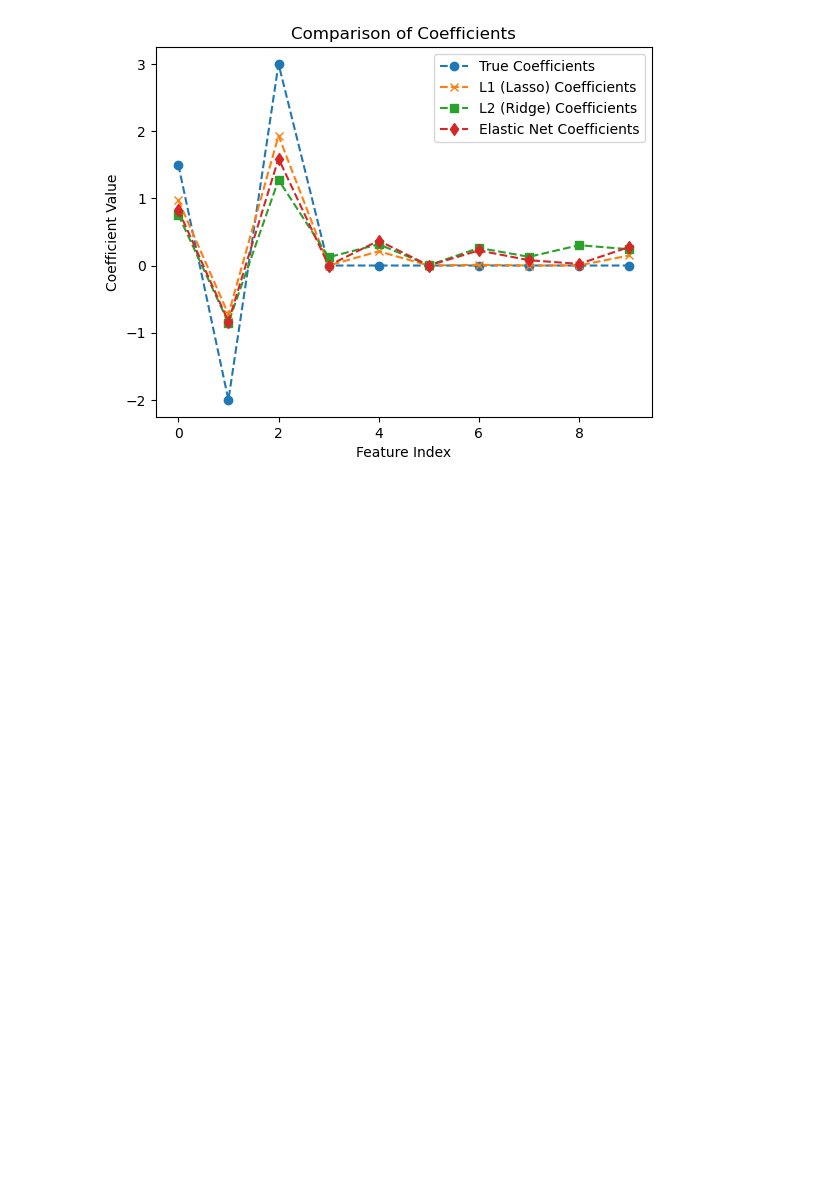
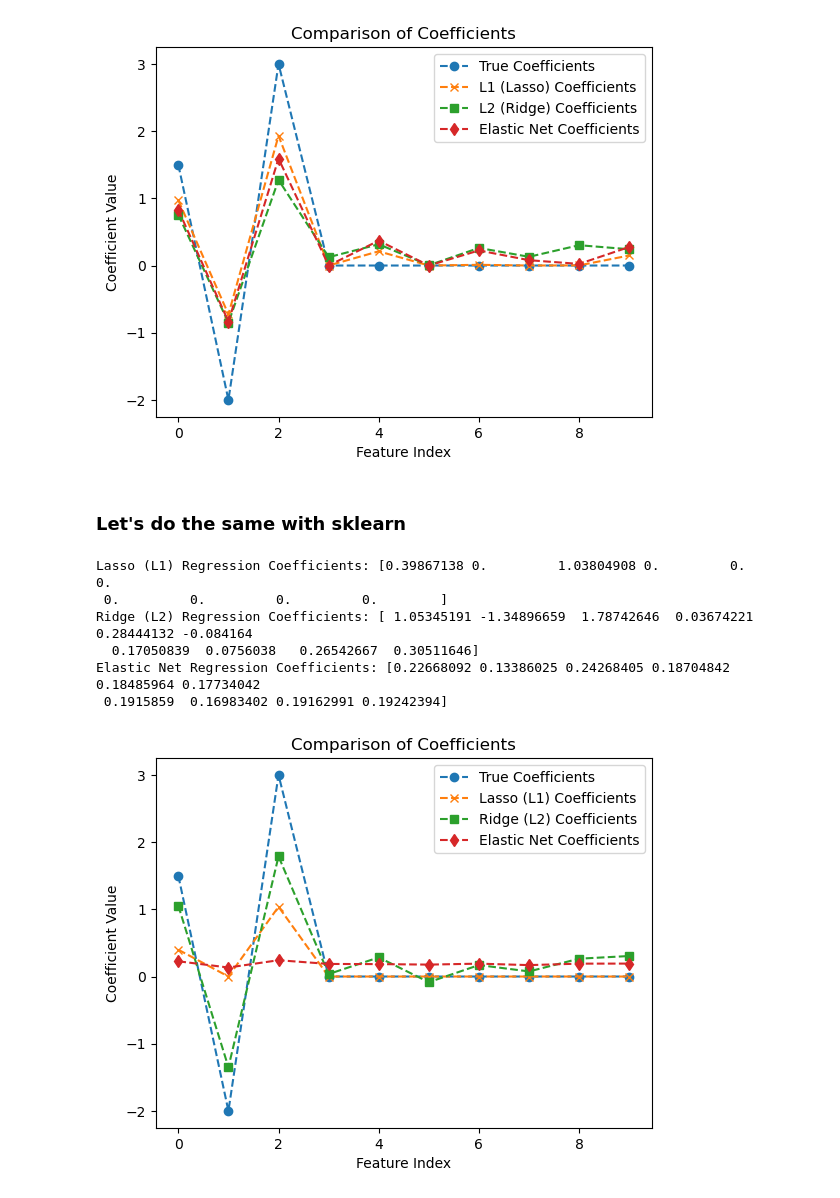
Before and after one commit to likeajumprope/Machine-learning-algorithms, a Jupyter notebook: Regression.ipynb, the cells around one changed output. Drawn from its saved outputs; the diff is of its cells as text; code cells hidden in the pictures; blank space fills up the shorter version.

Commit message:
updating documentaion and sklearn example

```diff
--- a/Regression.ipynb
+++ b/Regression.ipynb
@@ -265,3 +207,41 @@ Elastic Net Regression Result Coefficients: [ 8.28128716e-01 -8.34149177e-01  1.
   3.69882644e-01 -9.21976505e-13  2.24251574e-01  7.92474709e-02
   2.40481786e-02  2.75442322e-01]
 [figure]
+# %% [markdown]
+### Let's do the same with sklearn
+# %%
+from sklearn.linear_model import Lasso, Ridge, ElasticNet
+
+# Lasso (L1 regularization)
+lasso = Lasso(alpha=1.0, max_iter=10000)
+lasso.fit(X, Y)
+print("Lasso (L1) Regression Coefficients:", lasso.coef_)
+
+# Ridge (L2 regularization)
+ridge = Ridge(alpha=1.0)
+ridge.fit(X, Y)
+print("Ridge (L2) Regression Coefficients:", ridge.coef_)
+
+# Elastic Net (combined L1 and L2 regularization)
+elastic_net = ElasticNet(alpha=1.0, l1_ratio=0.5, max_iter=10000)
+elastic_net.fit(X, Y)
+print("Elastic Net Regression Coefficients:", elastic_net.coef_)
+
+# Plotting the results
+plt.plot(true_coefficients, label='True Coefficients', linestyle='--', marker='o')
+plt.plot(lasso.coef_, label='Lasso (L1) Coefficients', linestyle='--', marker='x')
+plt.plot(ridge.coef_, label='Ridge (L2) Coefficients', linestyle='--', marker='s')
+plt.plot(elastic_net.coef_, label='Elastic Net Coefficients', linestyle='--', marker='d')
+plt.title("Comparison of Coefficients")
+plt.xlabel("Feature Index")
+plt.ylabel("Coefficient Value")
+plt.legend()
+plt.show()
+# %% [output]
+Lasso (L1) Regression Coefficients: [0.39867138 0.         1.03804908 0.         0.         0.
+ 0.         0.         0.         0.        ]
+Ridge (L2) Regression Coefficients: [ 1.05345191 -1.34896659  1.78742646  0.03674221  0.28444132 -0.084164
+  0.17050839  0.0756038   0.26542667  0.30511646]
+Elastic Net Regression Coefficients: [0.22668092 0.13386025 0.24268405 0.18704842 0.18485964 0.17734042
+ 0.1915859  0.16983402 0.19162991 0.19242394]
+[figure, added]
```
Also changed, not shown: parts of 9 cells of this notebook.
